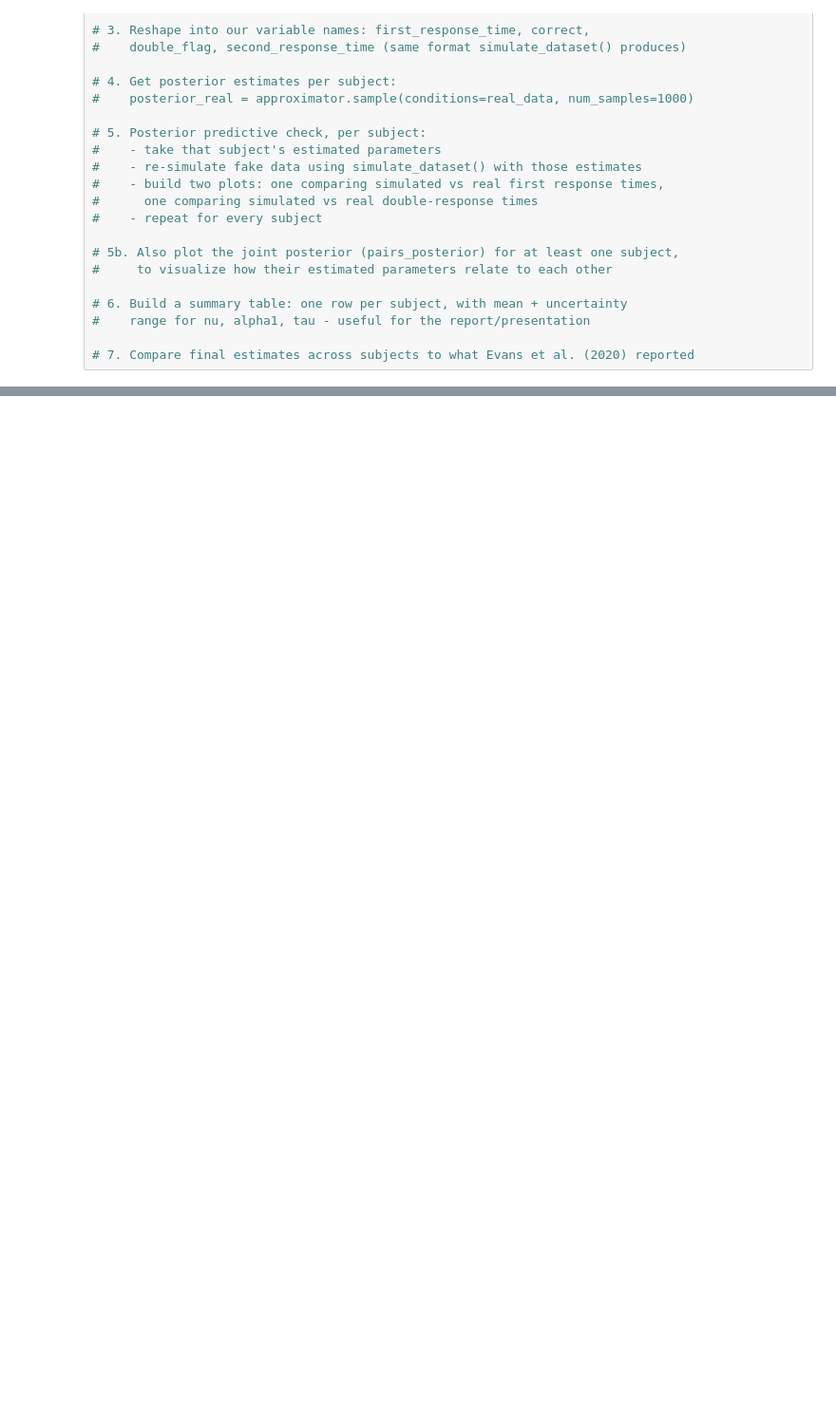
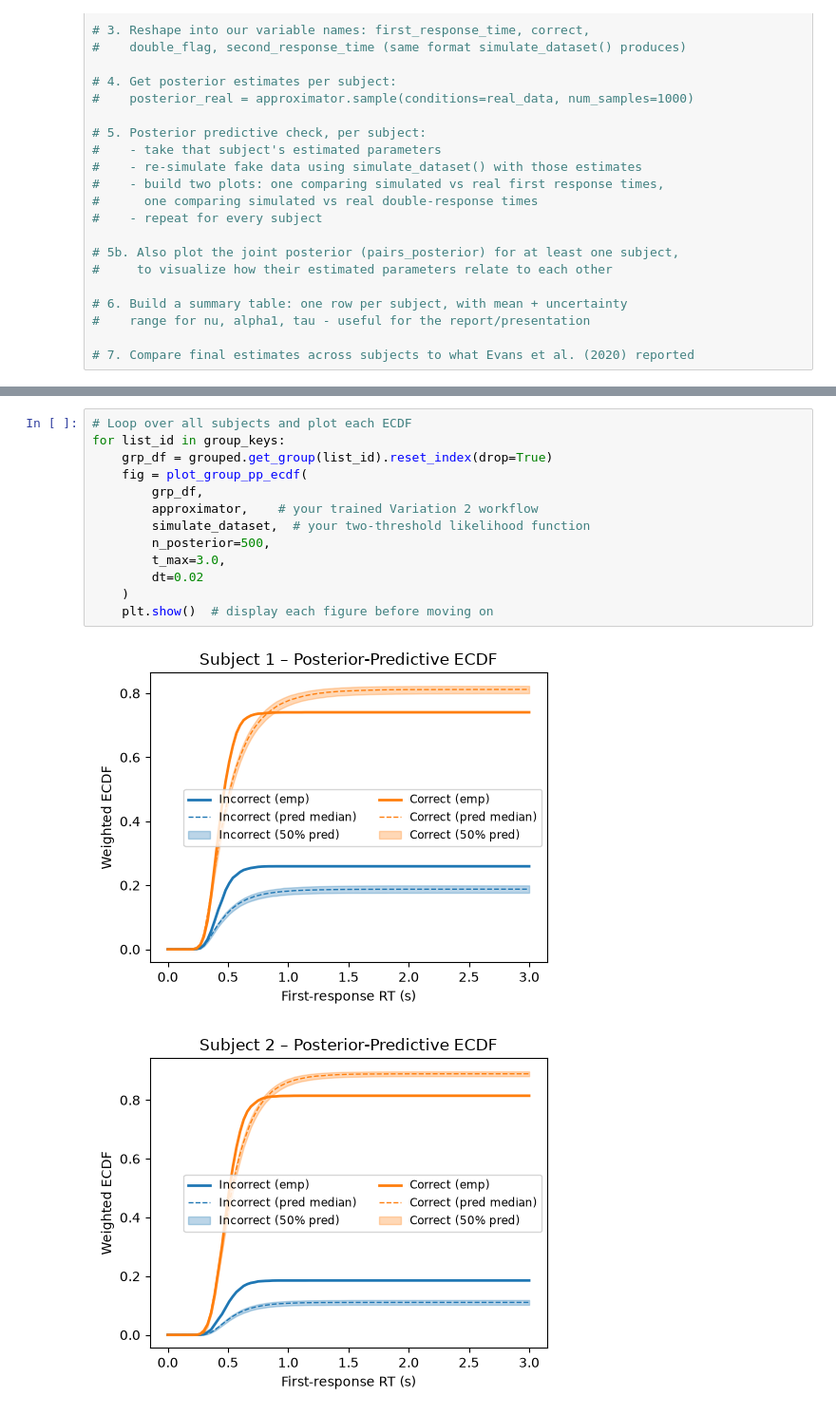
Before and after one commit to avi-0106/double-response-sbi_group17, a Jupyter notebook: notebooks/final/full_project.ipynb, the cells around one changed output, grey strips where cells are left out. Shown at 95% size. Drawn from its saved outputs; the diff is of its cells as text; blank space fills up the shorter version.

```diff
--- a/notebooks/final/full_project.ipynb
+++ b/notebooks/final/full_project.ipynb
@@ -288,0 +655,16 @@ plt.show()
+# %%
+# Loop over all subjects and plot each ECDF
+for list_id in group_keys:
+    grp_df = grouped.get_group(list_id).reset_index(drop=True)
+    fig = plot_group_pp_ecdf(
+        grp_df,
+        approximator,    # your trained Variation 2 workflow
+        simulate_dataset,  # your two-threshold likelihood function
+        n_posterior=500,
+        t_max=3.0,
+        dt=0.02
+    )
+    plt.show()  # display each figure before moving on
+# %% [output]
+[figure, added]
+[figure, added]
```
Also changed, not shown: parts of 26 cells of this notebook, 1 other file.
